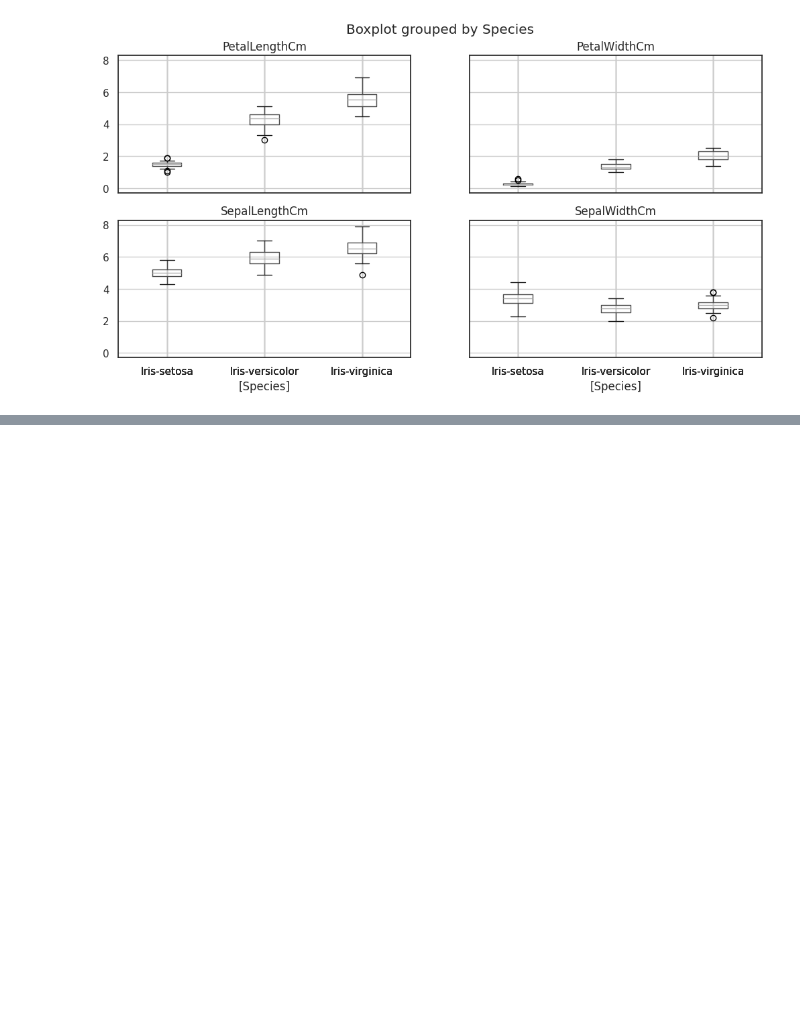
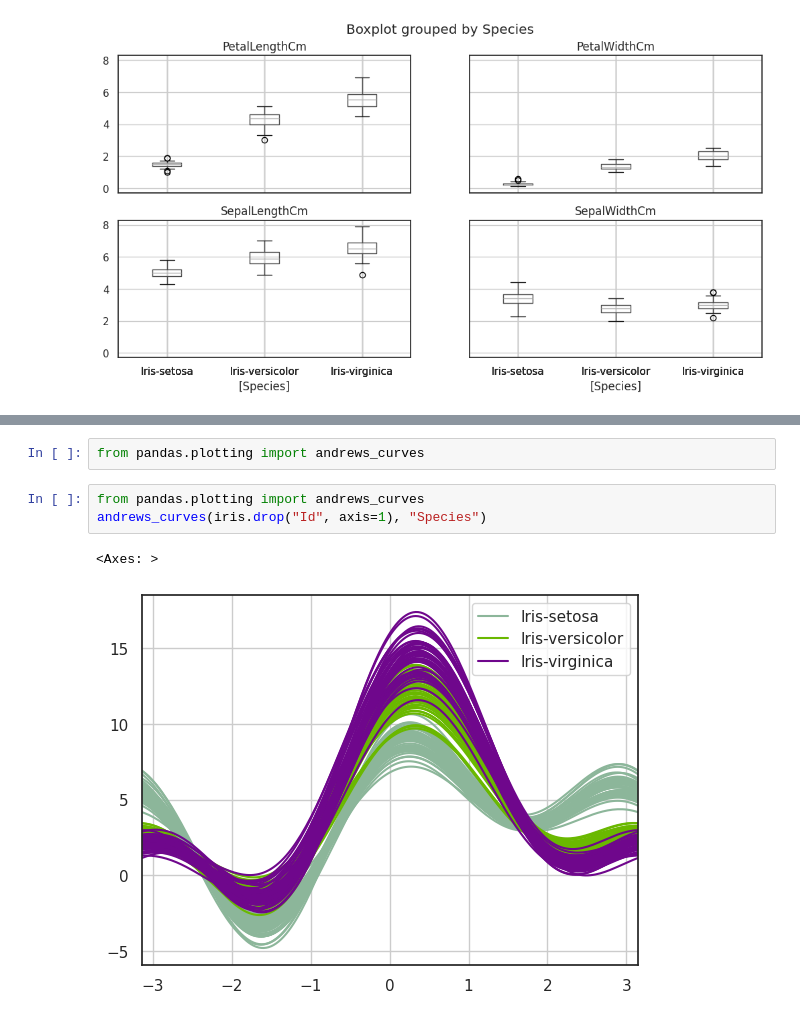
Before and after one commit to REMIEGIA/Remie-Gia-Venus-Pastor---Miss-M., a Jupyter notebook: G140A001.ipynb, the cells around one changed output, grey strips where cells are left out. Drawn from its saved outputs; the diff is of its cells as text; blank space fills up the shorter version.

```diff
--- a/G140A001.ipynb
+++ b/G140A001.ipynb
@@ -308,0 +309,8 @@ ModuleNotFoundError: No module named 'Pandas'
+# %%
+from pandas.plotting import andrews_curves
+# %%
+from pandas.plotting import andrews_curves
+andrews_curves(iris.drop("Id", axis=1), "Species")
+# %% [output]
+<Axes: >
+[figure, added]
```
Also changed, not shown: parts of 4 cells of this notebook.
